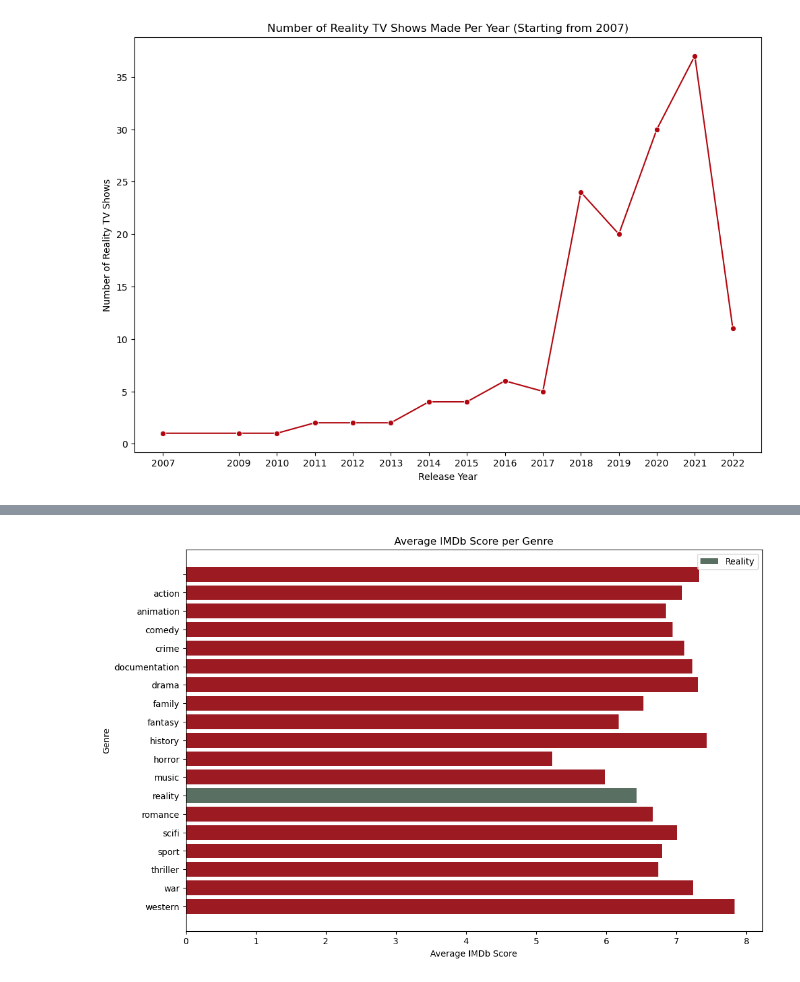
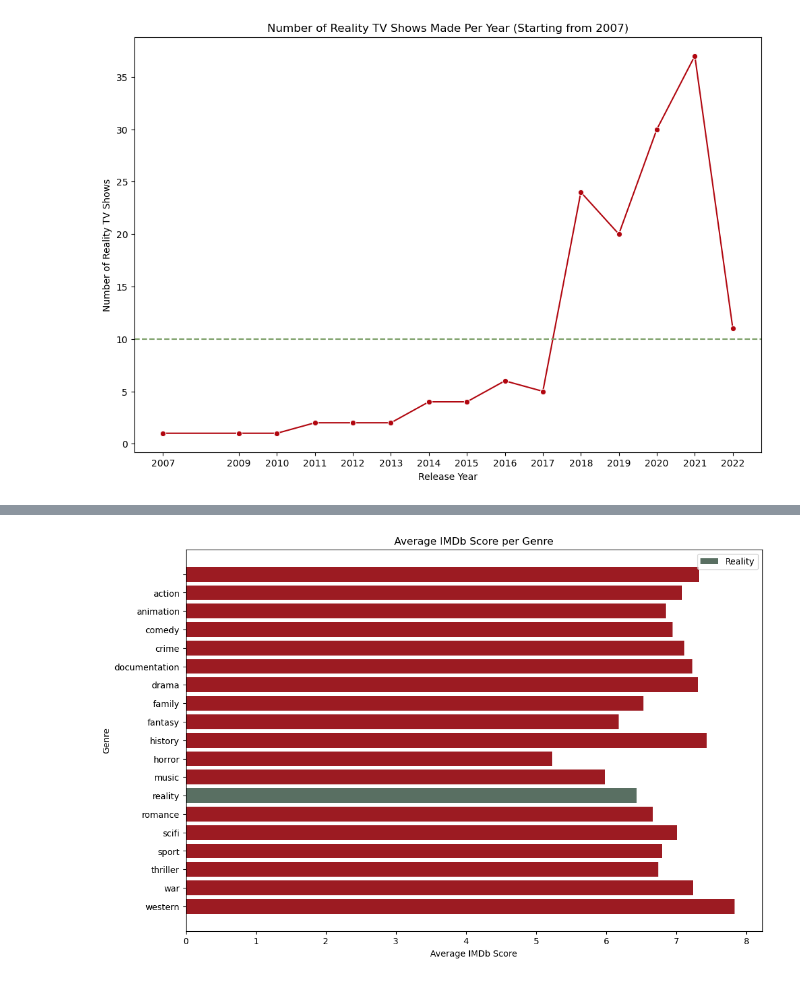
Before and after one commit to NidaB-C/NetflixEDA, a Jupyter notebook: 05_pandemic_reality_tv.ipynb, the cells around one changed output, grey strips where cells are left out. Saved outputs shown, nothing was run; the diff lists cells and outputs as text; code cells hidden in the pictures.

Commit message:
Clean up - Safa's figures

```diff
--- a/05_pandemic_reality_tv.ipynb
+++ b/05_pandemic_reality_tv.ipynb
@@ -13,27 +22,26 @@ netflix_data = pd.read_csv(netflix_path)
+# %%
+# Calculate the average number of reality shows per year
+average_num_shows = reality_shows_per_year['num_shows'].mean()
 # %%
-# Filter shows released from 2007 onwards
-netflix_shows = netflix_data[(netflix_data['release_year'] >= 2007)].dropna().reset_index(drop=True)
-
-# Filter shows with the 'reality' genre
-reality_shows = netflix_shows[netflix_shows['genres'].str.contains('reality', case=False, na=False)]
-
-# Count the number of reality shows per year
-reality_shows_per_year = reality_shows.groupby('release_year').size().reset_index(name='num_shows')
-
+#Plot the line graph
 plt.figure(figsize=(12, 8))
 sns.lineplot(x='release_year', y='num_shows', data=reality_shows_per_year, marker='o', color='#B1060F')
 
 # Adding labels and title
 plt.title('Number of Reality TV Shows Made Per Year (Starting from 2007)')
 plt.xlabel('Release Year')
 plt.ylabel('Number of Reality TV Shows')
 plt.xticks(reality_shows_per_year['release_year'])
 plt.grid(False)
 
+# Adding a horizontal line at the average number of shows
+plt.axhline(y=average_num_shows, color='#7EA16B', linestyle='--', label=f'Average Shows ({average_num_shows:.2f})')
+
 # Display the plot
+plt.savefig("Images/05_S_Number_of_Reality_TV_Shows_Made_Per_Year.png")
 plt.show()
 # %% [output]
-[figure, old version]
+[figure, new version]
 # %%
 #The line plot with markers shows the number of reality TV shows produced each year, starting from 2010.
 #The count of reality shows has generally increased over the years, with a noticeable peak around 2020.
```
Also changed, not shown: parts of 7 cells of this notebook, 4 other files.
